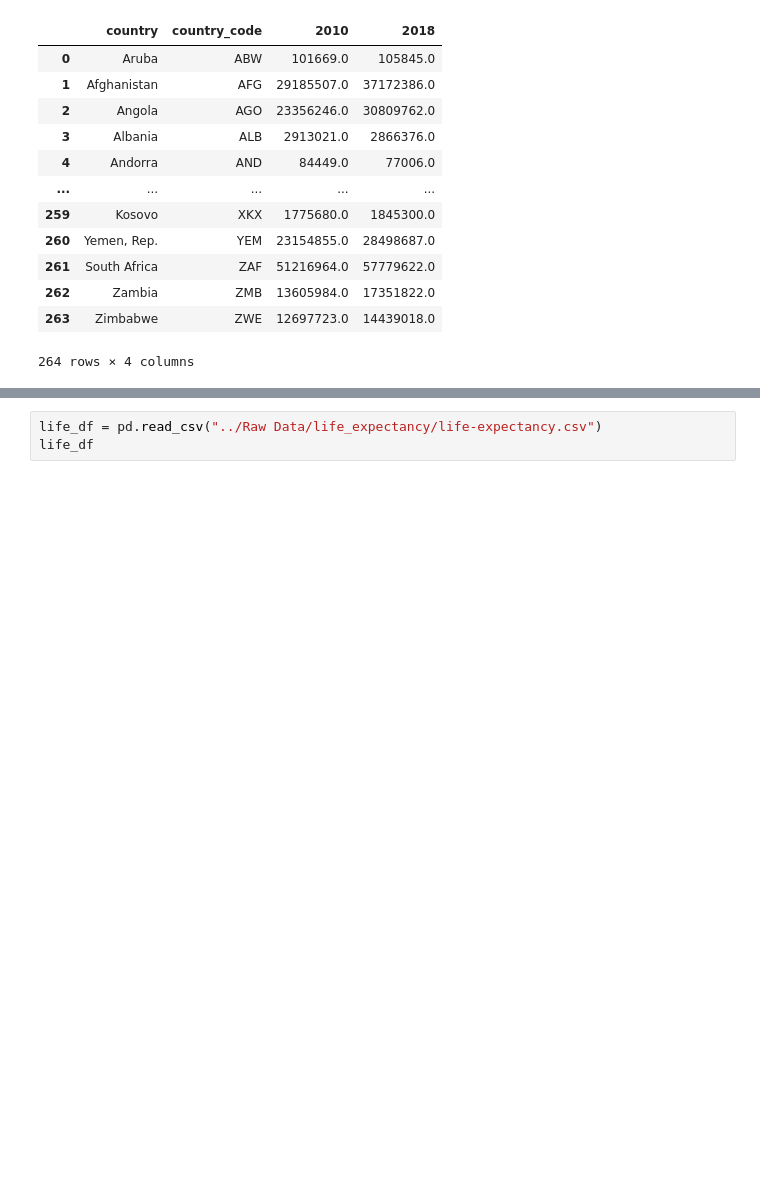
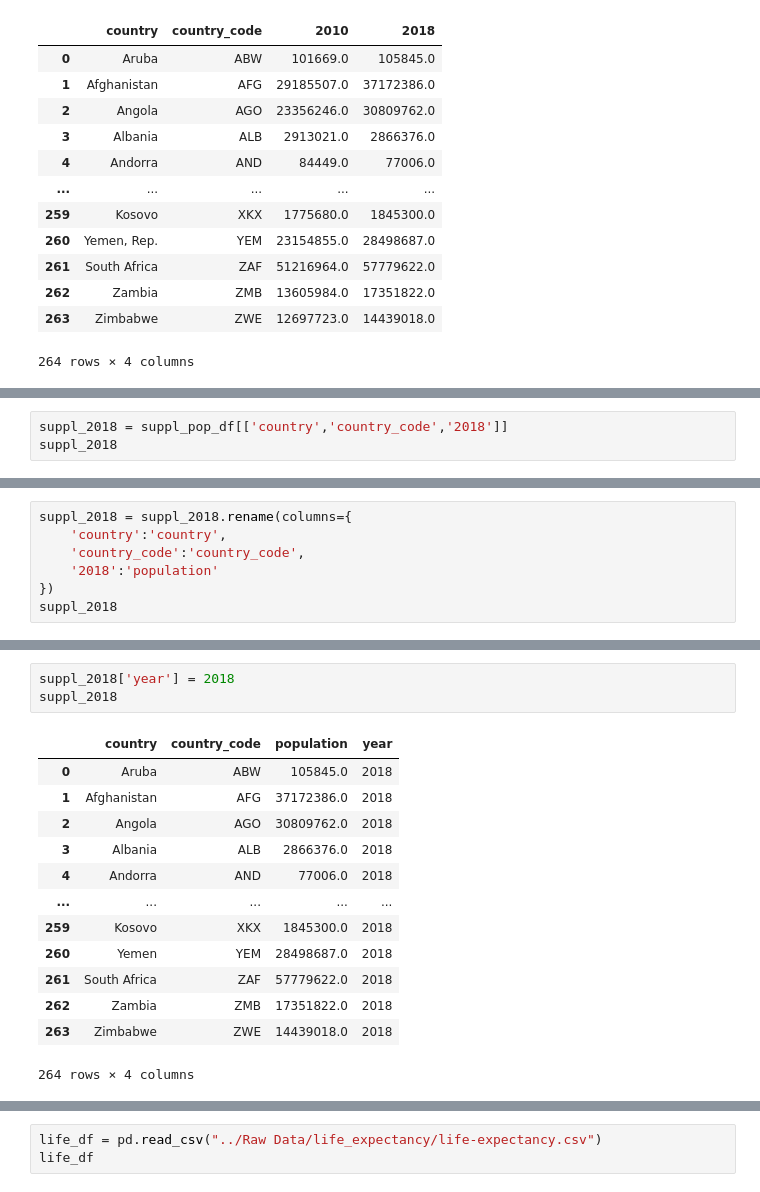
Before and after one commit to seanhoffman76/Economic-Growth-Project, a Jupyter notebook: DataCleanup/DataCleanup.ipynb, the cells around one changed output, grey strips where cells are left out. Drawn from its saved outputs; the diff is of its cells as text; blank space fills up the shorter version.

```diff
--- a/DataCleanup/DataCleanup.ipynb
+++ b/DataCleanup/DataCleanup.ipynb
@@ -227,0 +300,3 @@ suppl_pop_df
+# %%
+suppl_2018 = suppl_pop_df[['country','country_code','2018']]
+suppl_2018
@@ -227,0 +317,7 @@ suppl_pop_df
+# %%
+suppl_2018 = suppl_2018.rename(columns={
+    'country':'country',
+    'country_code':'country_code',
+    '2018':'population'
+})
+suppl_2018
@@ -227,0 +338,17 @@ suppl_pop_df
+# %%
+suppl_2018['year'] = 2018
+suppl_2018
+# %% [output]
+|  | country | country_code | population | year |
+| 0 | Aruba | ABW | 105845.0 | 2018 |
+| 1 | Afghanistan | AFG | 37172386.0 | 2018 |
+| 2 | Angola | AGO | 30809762.0 | 2018 |
+| 3 | Albania | ALB | 2866376.0 | 2018 |
+| 4 | Andorra | AND | 77006.0 | 2018 |
+| ... | ... | ... | ... | ... |
+| 259 | Kosovo | XKX | 1845300.0 | 2018 |
+| 260 | Yemen | YEM | 28498687.0 | 2018 |
+| 261 | South Africa | ZAF | 57779622.0 | 2018 |
+| 262 | Zambia | ZMB | 17351822.0 | 2018 |
+| 263 | Zimbabwe | ZWE | 14439018.0 | 2018 |
+264 rows × 4 columns
```
Also changed, not shown: parts of 11 cells of this notebook, 1 other file.
